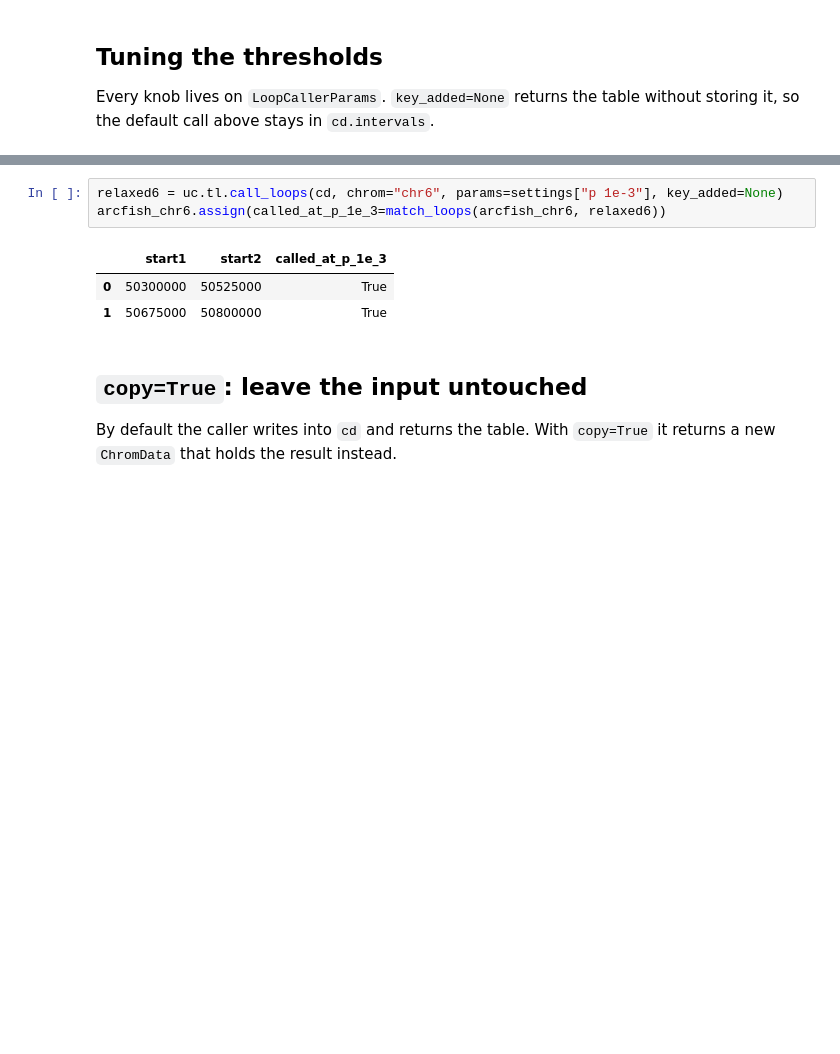
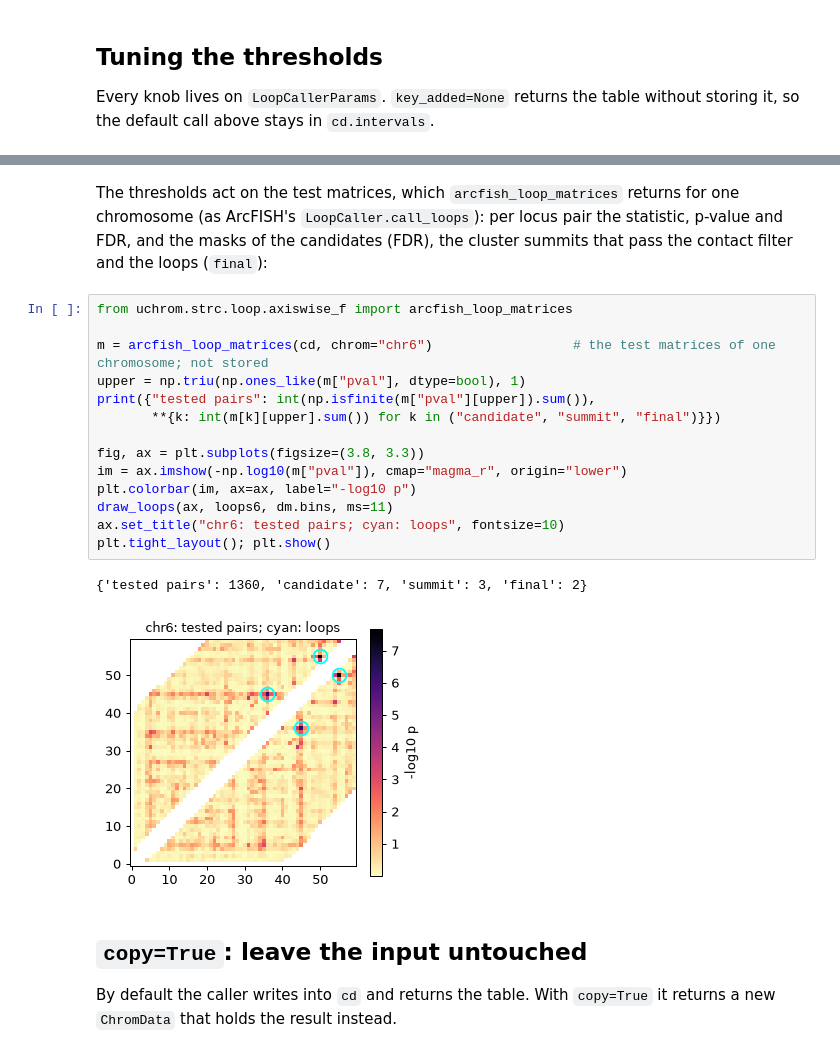
Before and after one commit to u-science-lab/U-Chrom, a Jupyter notebook: tutorials/loop_calling.ipynb, the cells around one changed output, grey strips where cells are left out. Cells and saved outputs as stored; diff of their text form; blank space fills up the shorter version.

```diff
--- a/tutorials/loop_calling.ipynb
+++ b/tutorials/loop_calling.ipynb
@@ -213,10 +253,25 @@ table.T
+# %% [markdown]
+The thresholds act on the test matrices, which `arcfish_loop_matrices`
+returns for one chromosome (as ArcFISH's `LoopCaller.call_loops`): per locus
+pair the statistic, p-value and FDR, and the masks of the candidates (FDR),
+the cluster summits that pass the contact filter and the loops (`final`):
 # %%
-relaxed6 = uc.tl.call_loops(cd, chrom="chr6", params=settings["p 1e-3"], key_added=None)
-arcfish_chr6.assign(called_at_p_1e_3=match_loops(arcfish_chr6, relaxed6))
+from uchrom.strc.loop.axiswise_f import arcfish_loop_matrices
+
+m = arcfish_loop_matrices(cd, chrom="chr6")                  # the test matrices of one chromosome; not stored
+upper = np.triu(np.ones_like(m["pval"], dtype=bool), 1)
+print({"tested pairs": int(np.isfinite(m["pval"][upper]).sum()),
+       **{k: int(m[k][upper].sum()) for k in ("candidate", "summit", "final")}})
+
+fig, ax = plt.subplots(figsize=(3.8, 3.3))
+im = ax.imshow(-np.log10(m["pval"]), cmap="magma_r", origin="lower")
+plt.colorbar(im, ax=ax, label="-log10 p")
+draw_loops(ax, loops6, dm.bins, ms=11)
+ax.set_title("chr6: tested pairs; cyan: loops", fontsize=10)
+plt.tight_layout(); plt.show()
 # %% [output]
-|  | start1 | start2 | called_at_p_1e_3 |
-| 0 | 50300000 | 50525000 | True |
-| 1 | 50675000 | 50800000 | True |
+{'tested pairs': 1360, 'candidate': 7, 'summit': 3, 'final': 2}
+[figure, added]
 # %% [markdown]
 ## `copy=True`: leave the input untouched
 
```
Also changed, not shown: parts of 17 cells of this notebook, 34 other files.
